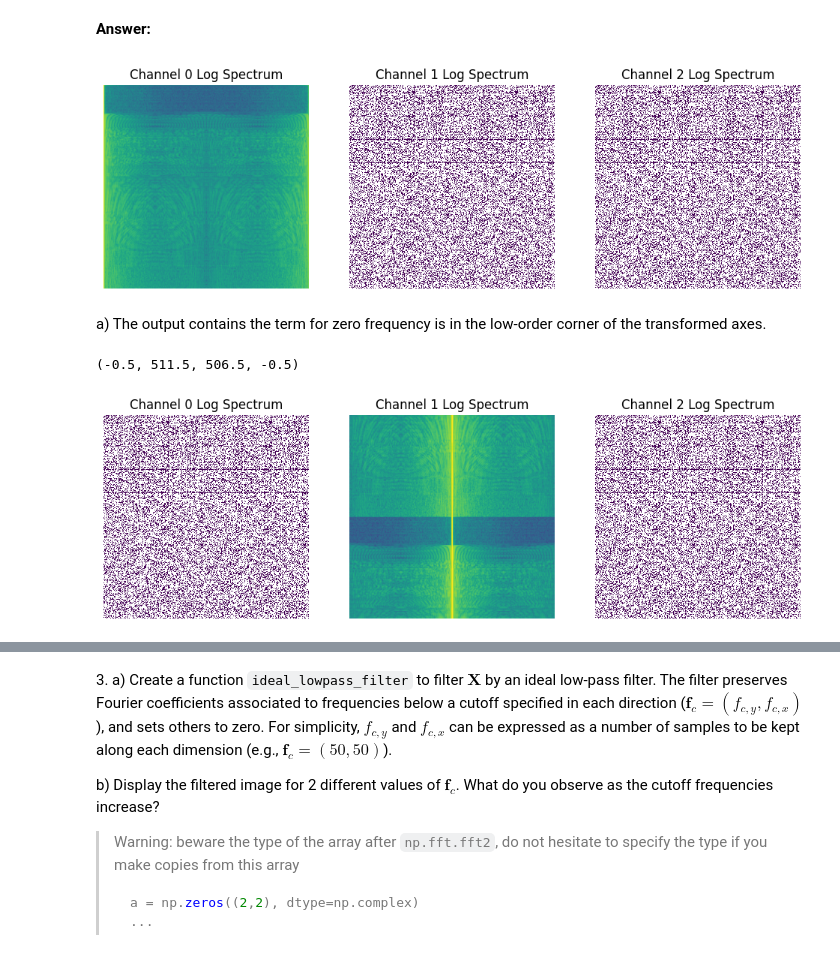
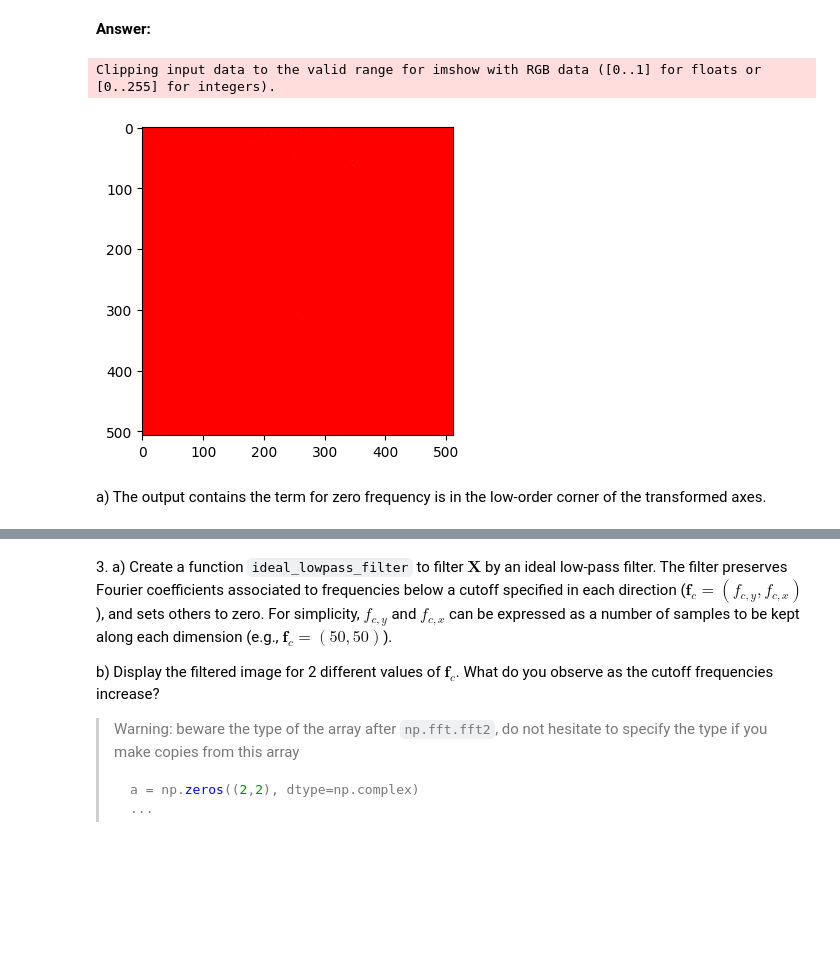
Before and after one commit to jeremdesno/python_sdia, a Jupyter notebook: Labs/Lab3/lab3.ipynb, the cells around one changed output, grey strips where cells are left out. Drawn from its saved outputs; the diff is of its cells as text; code cells hidden in the pictures; blank space fills up the shorter version.

```diff
--- a/Labs/Lab3/lab3.ipynb
+++ b/Labs/Lab3/lab3.ipynb
@@ -293,46 +293,20 @@ a) In this representation, where is the pixel of the spectrum associated with th
 b) Take a look at the documentation of `np.fft.fftshift`. Use it to ensure that the null frequency is located at the center of the image.
 # %% [markdown]
 **Answer:**
-# %%
-# Compute the 2D discrete Fourier transform (DFT)
-dft = np.fft.fft2(image)
-
-# Create a figure with three subplots for each color channel
-fig, axes = plt.subplots(1, 3, figsize=(12, 4))
-
-axes[0].imshow(np.abs(dft[:,:,0]), norm=LogNorm())
-axes[0].set_title(f'Channel 0 Log Spectrum')
-axes[0].axis('off')
-
-axes[1].imshow(np.abs(dft[:,:,1]), norm=LogNorm(vmin=1, vmax = 10))
-axes[1].set_title(f'Channel 1 Log Spectrum')
-axes[1].axis('off')
-
-axes[2].imshow(np.abs(dft[:,:,2]), norm=LogNorm(vmin=1, vmax = 10))
-axes[2].set_title(f'Channel 2 Log Spectrum')
-axes[2].axis('off')
-
-plt.show()
-# %% [output]
-[figure, removed]
+# %%
+# Compute the 2D discrete Fourier transform (DFT)
+dft = np.fft.fft2(image)
+
+spectrum = abs(dft)**2
+
+log_spectrum = np.log(spectrum + 0.0001)
+
+plt.figure(figsize=(12, 4))
+plt.imshow(log_spectrum)
+
+plt.show()
+# %% [output]
+Clipping input data to the valid range for imshow with RGB data ([0..1] for floats or [0..255] for integers).
+[figure, added]
 # %% [markdown]
 a) The output contains the term for zero frequency is in the low-order corner of the transformed axes.
-# %%
-shifted_spectrum = np.fft.fftshift(dft)
-
-fig, axes = plt.subplots(1, 3, figsize=(12, 4))
-
-axes[0].imshow(np.abs(shifted_spectrum[:,:,0]), norm=LogNorm(vmin = 1, vmax = 10))
-axes[0].set_title(f'Channel 0 Log Spectrum')
-axes[0].axis('off')
-
-axes[1].imshow(np.abs(shifted_spectrum[:,:,1]), norm=LogNorm(vmin=1, vmax = 100000))
-axes[1].set_title(f'Channel 1 Log Spectrum')
-axes[1].axis('off')
-
-axes[2].imshow(np.abs(shifted_spectrum[:,:,2]), norm=LogNorm(vmin=1, vmax = 10))
-axes[2].set_title(f'Channel 2 Log Spectrum')
-axes[2].axis('off')
-# %% [output]
-(-0.5, 511.5, 506.5, -0.5)
-[figure, removed]
```
Also changed, not shown: parts of 2 cells of this notebook.
